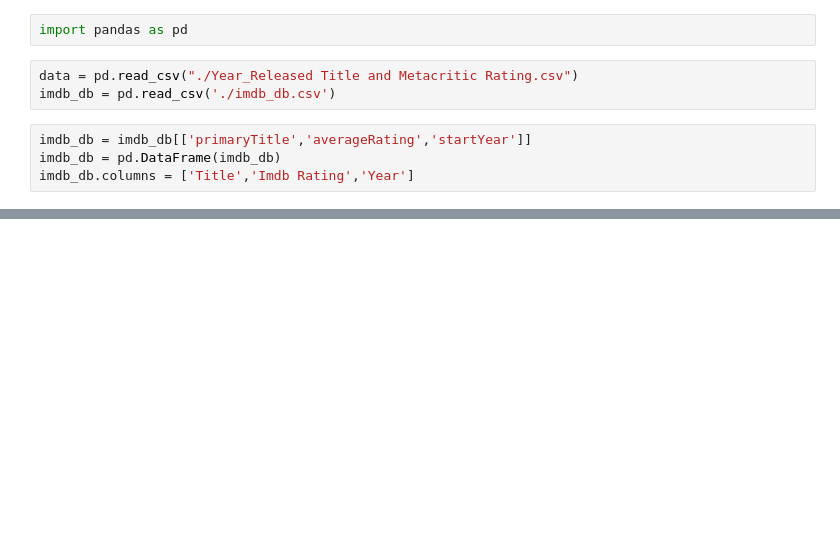
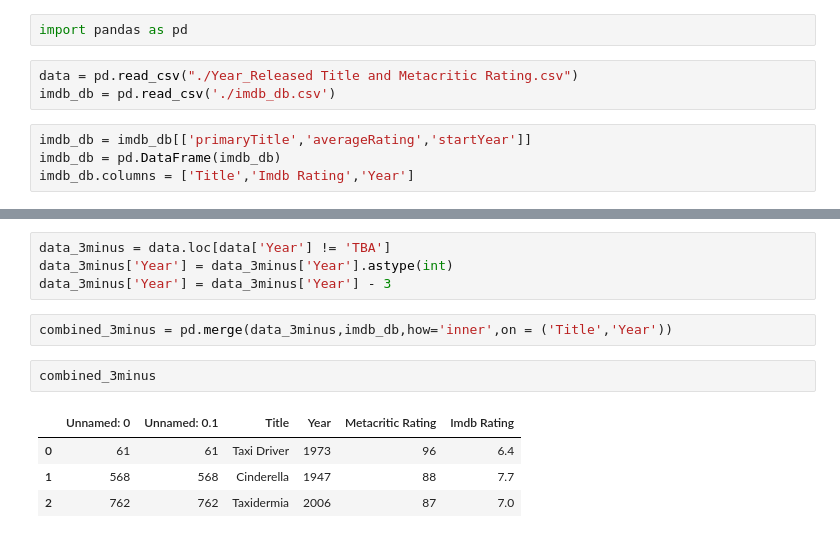
Before and after one commit to cgilbert05/ETL-Project, a Jupyter notebook: Untitled.ipynb, the cells around one changed output, grey strips where cells are left out. Drawn from its saved outputs; the diff is of its cells as text; blank space fills up the shorter version.

```diff
--- a/Untitled.ipynb
+++ b/Untitled.ipynb
@@ -125,0 +93,13 @@ NameError: name 'combined4' is not defined
+# %%
+data_3minus = data.loc[data['Year'] != 'TBA']
+data_3minus['Year'] = data_3minus['Year'].astype(int)
+data_3minus['Year'] = data_3minus['Year'] - 3
+# %%
+combined_3minus = pd.merge(data_3minus,imdb_db,how='inner',on = ('Title','Year'))
+# %%
+combined_3minus
+# %% [output]
+|  | Unnamed: 0 | Unnamed: 0.1 | Title | Year | Metacritic Rating | Imdb Rating |
+| 0 | 61 | 61 | Taxi Driver | 1973 | 96 | 6.4 |
+| 1 | 568 | 568 | Cinderella | 1947 | 88 | 7.7 |
+| 2 | 762 | 762 | Taxidermia | 2006 | 87 | 7.0 |
```
Also changed, not shown: parts of 19 cells of this notebook, 2 other files.
